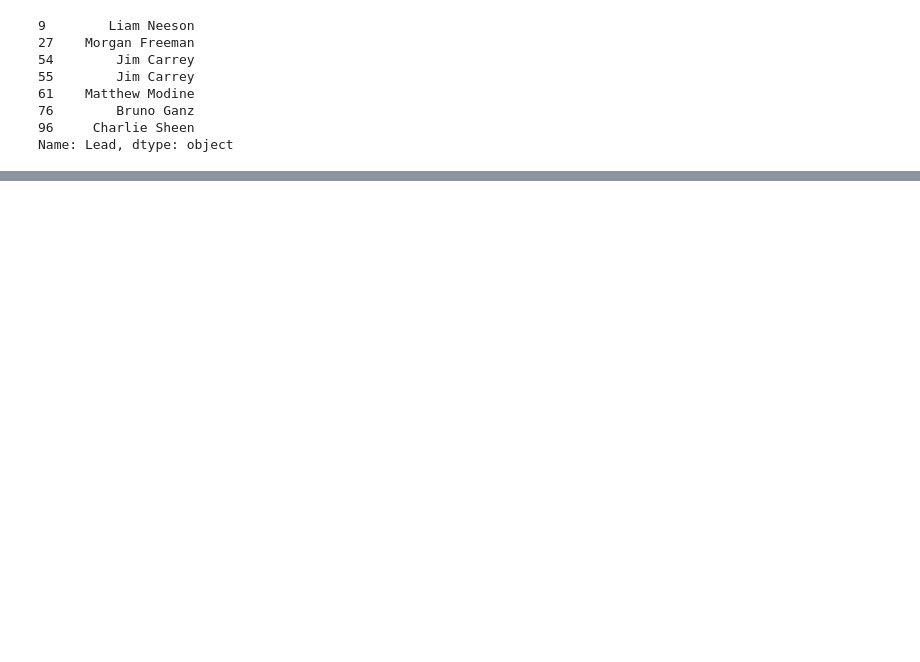
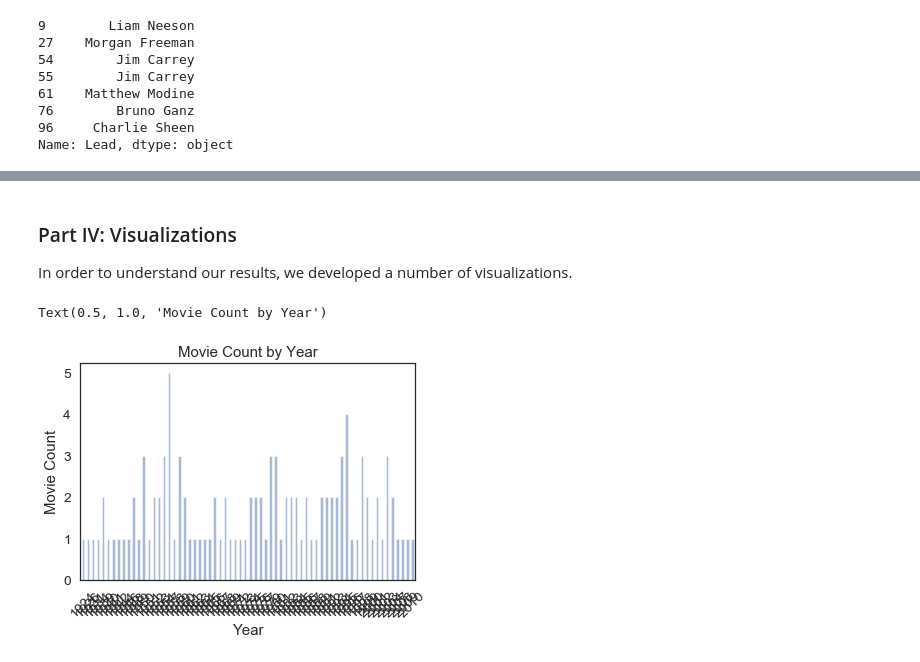
Before and after one commit to Ilanagweinstein/DS-GA-1007-Project, a Jupyter notebook: IMDb_Final_DRAFT.ipynb, the cells around one changed output, grey strips where cells are left out. Cells and saved outputs as stored; diff of their text form; code cells hidden in the pictures; blank space fills up the shorter version.

```diff
--- a/IMDb_Final_DRAFT.ipynb
+++ b/IMDb_Final_DRAFT.ipynb
@@ -380,0 +431,5 @@ Index(['Unnamed: 0', 'Movie', 'Year', 'Rating', 'Duration (min)', 'Genres',
+# %%
+final_movies["Votes"] = final_movies["Votes"].astype(int)
+# %%
+final_movies['Gross ($M)'] = final_movies['Gross ($M)'].fillna(0)
+final_movies['Gross ($M)'] = final_movies['Gross ($M)'].astype(float)
@@ -380,0 +445,11 @@ Index(['Unnamed: 0', 'Movie', 'Year', 'Rating', 'Duration (min)', 'Genres',
+# %%
+final_movies.loc[79, 'DOB'] = 1941
+final_movies.loc[80, 'DOB'] = 1941
+final_movies.loc[94, 'DOB'] = 1950
+
+final_movies.loc[79, 'Age'] = 34
+final_movies.loc[80, 'Age'] = 38
+final_movies.loc[94, 'Age'] = 46
+# %%
+final_movies["DOB"] = final_movies["DOB"].astype(int)
+final_movies['Age'] = final_movies['Age'].astype(int)
@@ -380,0 +465,13 @@ Index(['Unnamed: 0', 'Movie', 'Year', 'Rating', 'Duration (min)', 'Genres',
+# %% [markdown]
+### Part IV: Visualizations
+
+In order to understand our results, we developed a number of visualizations.
+# %%
+#Determine the amount of movies that were produced each year
+movie_yearly_count = final_movies['Year'].value_counts().sort_index().plot(kind='bar', color='b', alpha=0.5, grid=False, rot=45)
+movie_yearly_count.set_xlabel('Year')
+movie_yearly_count.set_ylabel('Movie Count')
+movie_yearly_count.set_title('Movie Count by Year')
+# %% [output]
+Text(0.5, 1.0, 'Movie Count by Year')
+[figure, added]
```
Also changed, not shown: parts of 61 cells of this notebook.
